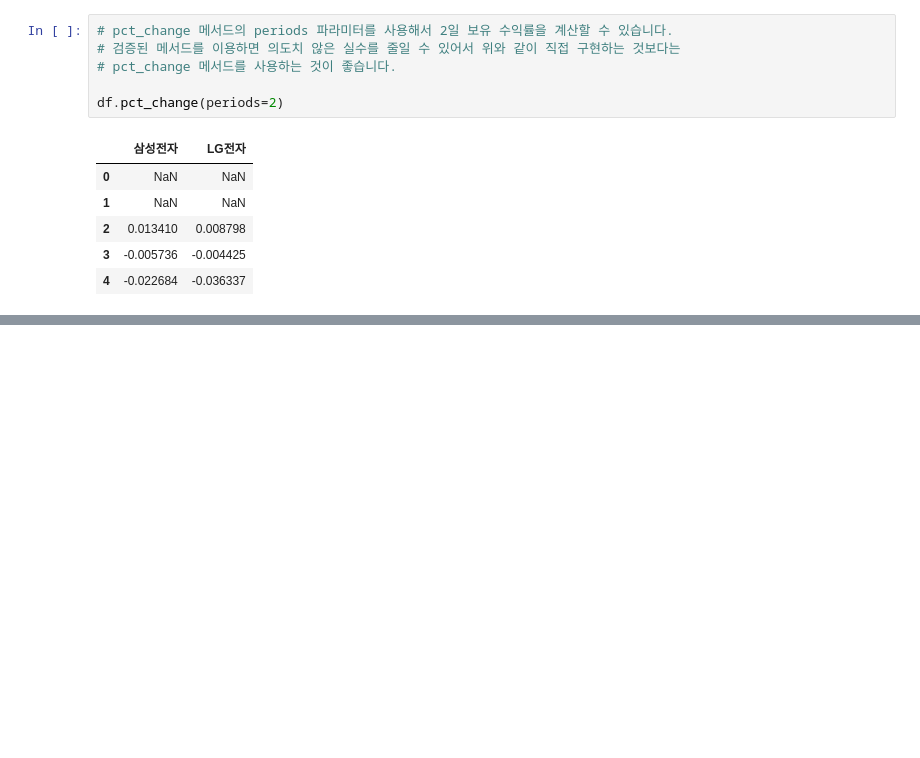
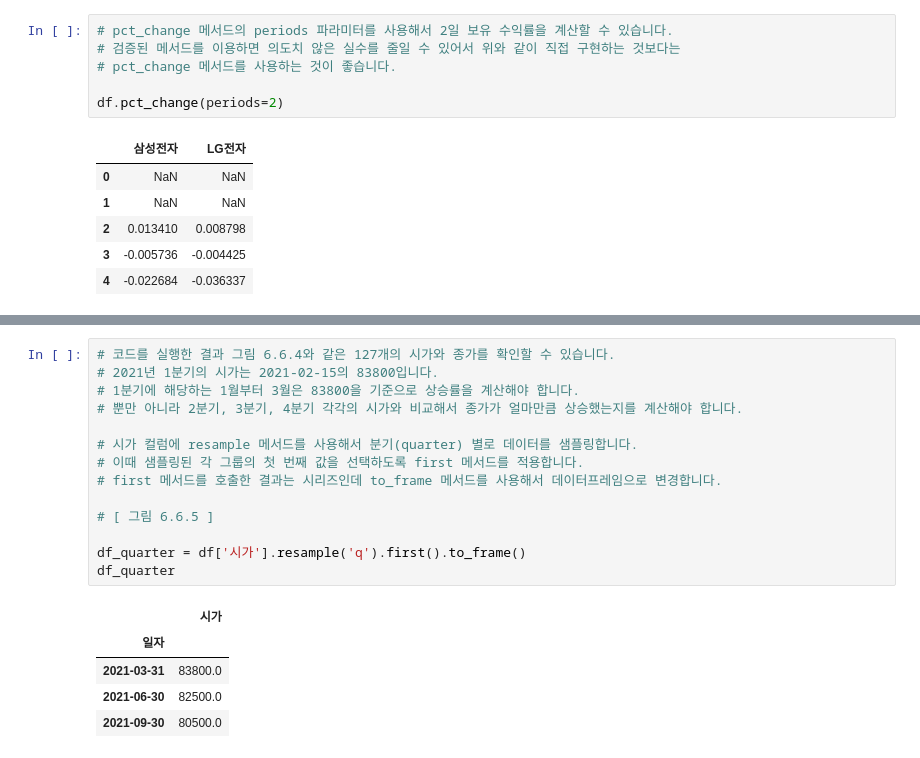
Before and after one commit to netager/Quick_Ref, a Jupyter notebook: data_analysis/imsi/06. 시계열.ipynb, the cells around one changed output, grey strips where cells are left out. Drawn from its saved outputs; the diff is of its cells as text; blank space fills up the shorter version.

```diff
--- a/data_analysis/imsi/06. 시계열.ipynb
+++ b/data_analysis/imsi/06. 시계열.ipynb
@@ -352,0 +387,20 @@ df.pct_change(periods=2)
+# %%
+# 코드를 실행한 결과 그림 6.6.4와 같은 127개의 시가와 종가를 확인할 수 있습니다.
+# 2021년 1분기의 시가는 2021-02-15의 83800입니다.
+# 1분기에 해당하는 1월부터 3월은 83800을 기준으로 상승률을 계산해야 합니다.
+# 뿐만 아니라 2분기, 3분기, 4분기 각각의 시가와 비교해서 종가가 얼마만큼 상승했는지를 계산해야 합니다.
+
+# 시가 컬럼에 resample 메서드를 사용해서 분기(quarter) 별로 데이터를 샘플링합니다.
+# 이때 샘플링된 각 그룹의 첫 번째 값을 선택하도록 first 메서드를 적용합니다.
+# first 메서드를 호출한 결과는 시리즈인데 to_frame 메서드를 사용해서 데이터프레임으로 변경합니다.
+
+# [ 그림 6.6.5 ]
+
+df_quarter = df['시가'].resample('q').first().to_frame()
+df_quarter
+# %% [output]
+|  | 시가 |
+| 일자 |  |
+| 2021-03-31 | 83800.0 |
+| 2021-06-30 | 82500.0 |
+| 2021-09-30 | 80500.0 |
```
Also changed, not shown: parts of 6 cells of this notebook.
